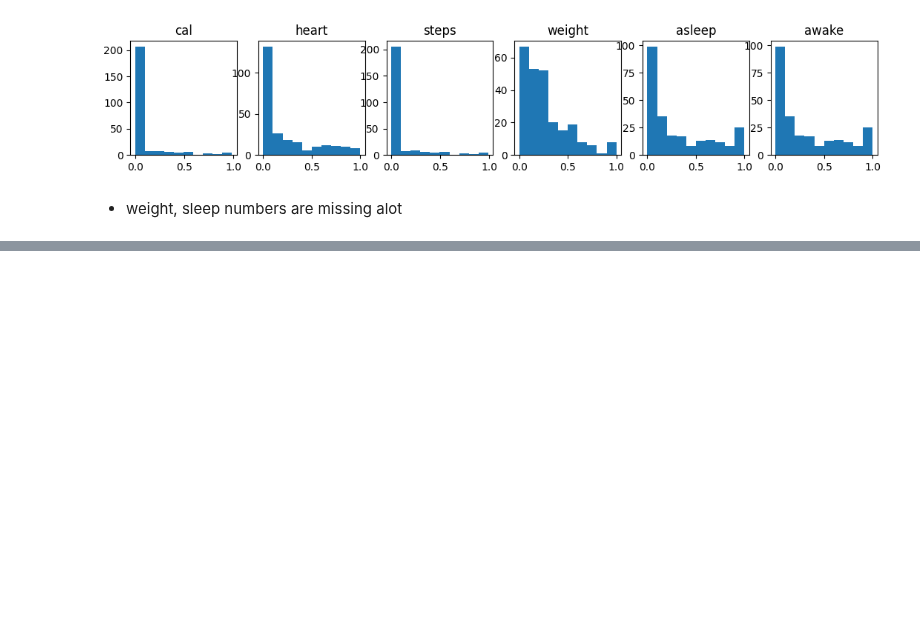
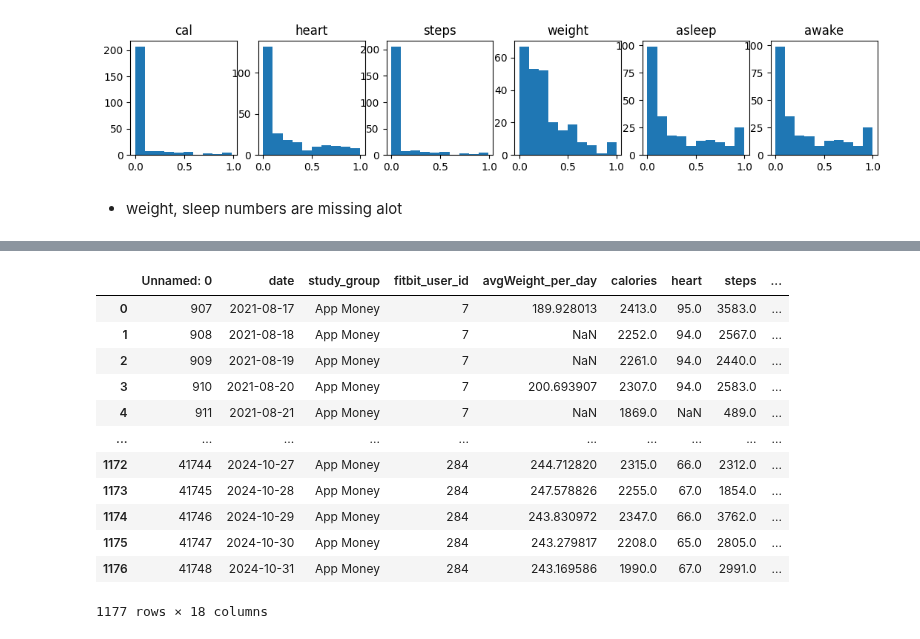
Before and after one commit to jhdaws/mhealth_classification, a Jupyter notebook: rf_xgboost/xgboost_final_setup.ipynb, the cells around one changed output, grey strips where cells are left out. Saved outputs shown, nothing was run; the diff lists cells and outputs as text; code cells hidden in the pictures; blank space fills up the shorter version.

```diff
--- a/rf_xgboost/xgboost_final_setup.ipynb
+++ b/rf_xgboost/xgboost_final_setup.ipynb
@@ -66,3 +68,6 @@ one_h_feaatures = ['diet_response_0.0', 'diet_response_1.0',
        'medication_response_nan', 'symptoms_response_0.0',
        'symptoms_response_1.0', 'symptoms_response_2.0',
        'symptoms_response_nan']
+adh_info = ['synced_fitbit', 'checked_weight',	'did_survey',	'fb_streak',
+            'bt_streak',	'surv_streak', 'above_min_thresh',
+            'percent_of_day_worn',	'above_thresh']
@@ -330,0 +314,16 @@ plt.show()
+# %%
+pre_visit_df
+# %% [output]
+|  | Unnamed: 0 | date | study_group | fitbit_user_id | avgWeight_per_day | calories | heart | steps | ... |
+| 0 | 907 | 2021-08-17 | App Money | 7 | 189.928013 | 2413.0 | 95.0 | 3583.0 | ... |
+| 1 | 908 | 2021-08-18 | App Money | 7 | NaN | 2252.0 | 94.0 | 2567.0 | ... |
+| 2 | 909 | 2021-08-19 | App Money | 7 | NaN | 2261.0 | 94.0 | 2440.0 | ... |
+| 3 | 910 | 2021-08-20 | App Money | 7 | 200.693907 | 2307.0 | 94.0 | 2583.0 | ... |
+| 4 | 911 | 2021-08-21 | App Money | 7 | NaN | 1869.0 | NaN | 489.0 | ... |
+| ... | ... | ... | ... | ... | ... | ... | ... | ... | ... |
+| 1172 | 41744 | 2024-10-27 | App Money | 284 | 244.712820 | 2315.0 | 66.0 | 2312.0 | ... |
+| 1173 | 41745 | 2024-10-28 | App Money | 284 | 247.578826 | 2255.0 | 67.0 | 1854.0 | ... |
+| 1174 | 41746 | 2024-10-29 | App Money | 284 | 243.830972 | 2347.0 | 66.0 | 3762.0 | ... |
+| 1175 | 41747 | 2024-10-30 | App Money | 284 | 243.279817 | 2208.0 | 65.0 | 2805.0 | ... |
+| 1176 | 41748 | 2024-10-31 | App Money | 284 | 243.169586 | 1990.0 | 67.0 | 2991.0 | ... |
+1177 rows × 18 columns
```
Also changed, not shown: parts of 23 cells of this notebook.
